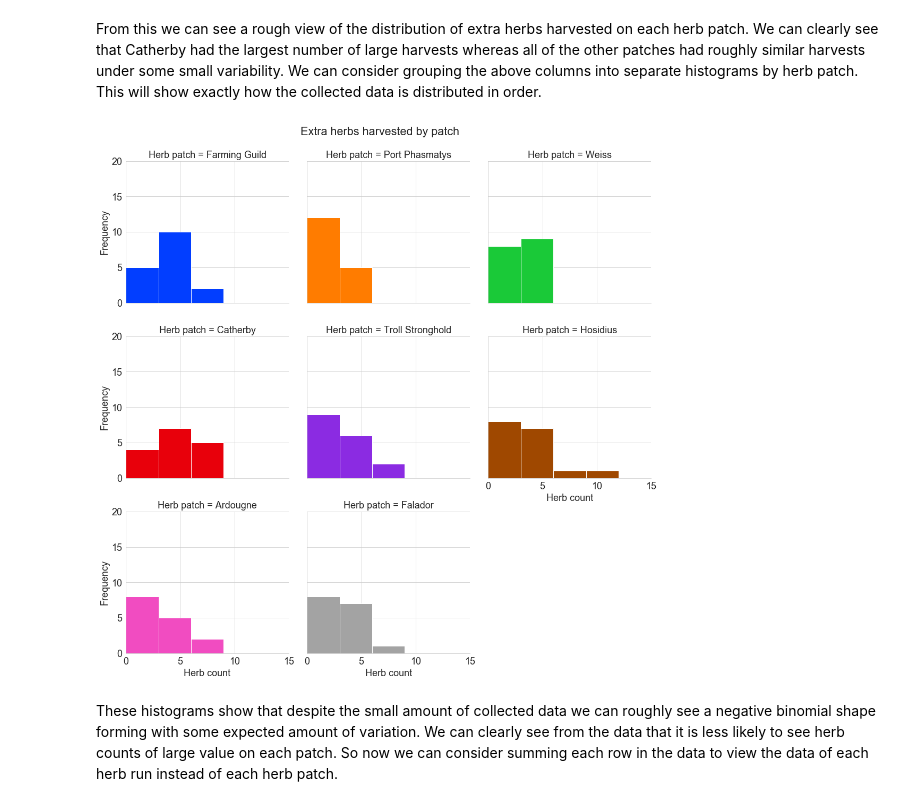
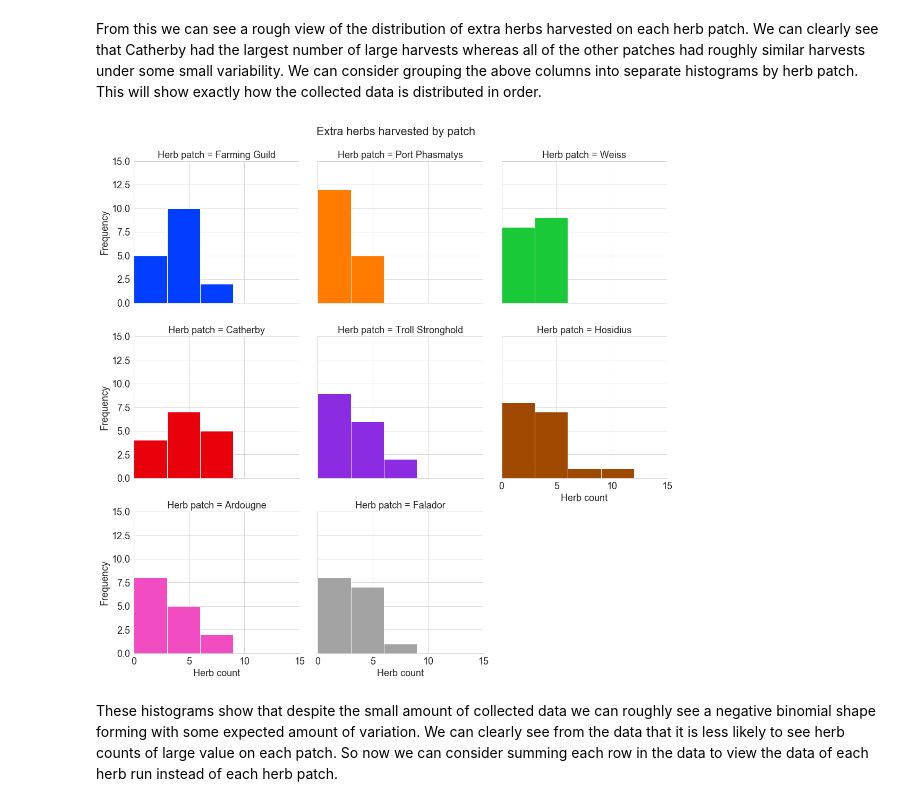
Before and after one commit to HStuklis/my-projects, a Jupyter notebook: Herb-Runs/04-Herb-Runs.ipynb, the cells around one changed output. Cells and saved outputs as stored; diff of their text form; code cells hidden in the pictures.

```diff
--- a/Herb-Runs/04-Herb-Runs.ipynb
+++ b/Herb-Runs/04-Herb-Runs.ipynb
@@ -119,15 +122,15 @@ From this we can see a rough view of the distribution of extra herbs harvested o
 # %%
 df_herbRandStacked = df_herbRand.stack().reset_index(1).rename(
     {'level_1': 'Herb patch', 0: 'Herb count'}, axis=1)
 g1 = sns.FacetGrid(df_herbRandStacked, col = 'Herb patch',
                    col_wrap = 3, hue = 'Herb patch', xlim = [0,15],
-                   ylim = [0,20], height = 5)
+                   ylim = [0,15], height = 5)
 g1 = g1.map(plt.hist, 'Herb count', bins = np.linspace(0,15,6))
 g1 = g1.set_ylabels('Frequency')
 plt.subplots_adjust(top = 0.92)
 g1.fig.suptitle('Extra herbs harvested by patch');
 # %% [output]
-[figure, old version]
+[figure, new version]
 # %% [markdown]
 These histograms show that despite the small amount of collected data we can roughly see a negative binomial shape forming with some expected amount of variation. We can clearly see from the data that it is less likely to see herb counts of large value on each patch. So now we can consider summing each row in the data to view the data of each herb run instead of each herb patch.
 # %%
```
Also changed, not shown: parts of 7 cells of this notebook, 1 other file.
